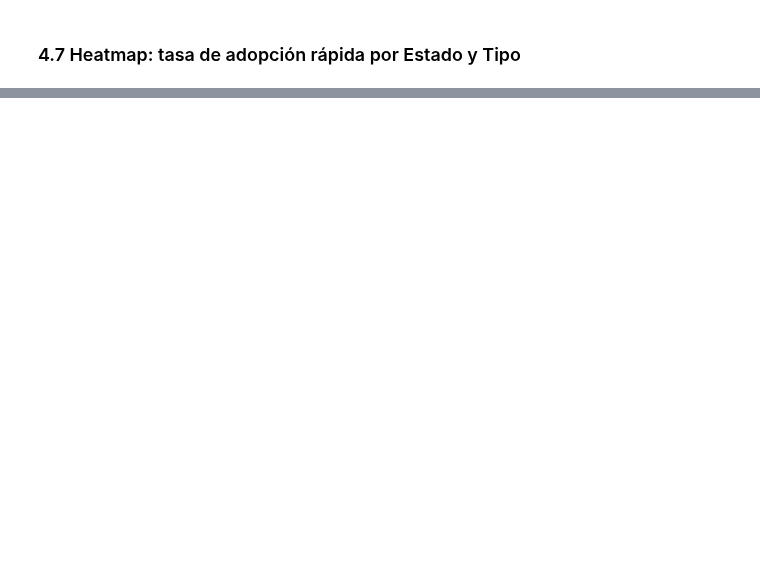
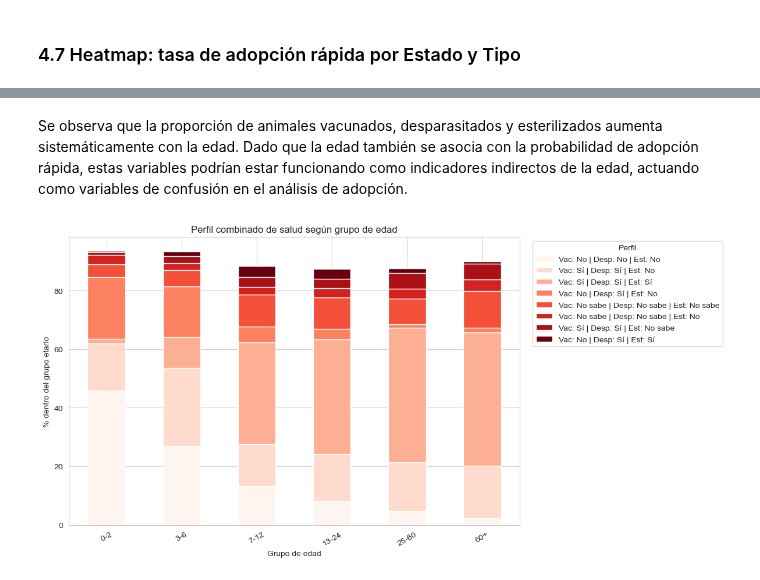
Before and after one commit to patriciasandagorda/UA_MDM_Labo2_Grupo2, a Jupyter notebook: EDA/04_EDA_PetFinder.ipynb, the cells around one changed output, grey strips where cells are left out. Drawn from its saved outputs; the diff is of its cells as text; code cells hidden in the pictures; blank space fills up the shorter version.

```diff
--- a/EDA/04_EDA_PetFinder.ipynb
+++ b/EDA/04_EDA_PetFinder.ipynb
@@ -1088,0 +1378,58 @@ Error:
+# %% [markdown]
+Se observa que la proporción de animales vacunados, desparasitados y esterilizados aumenta sistemáticamente con la edad. Dado que la edad también se asocia con la probabilidad de adopción rápida, estas variables podrían estar funcionando como indicadores indirectos de la edad, actuando como variables de confusión en el análisis de adopción.
+# %%
+df_plot = df.copy()
+
+# adopción rápida
+df_plot["AdoptFast"] = df_plot["AdoptionSpeed"].isin([0, 1]).astype(int)
+
+# grupos de edad
+bins = [-1, 2, 6, 12, 24, 60, 300]
+labels_age = ["0-2", "3-6", "7-12", "13-24", "25-60", "60+"]
+df_plot["AgeGroup"] = pd.cut(df_plot["Age"], bins=bins, labels=labels_age)
+
+# asegurarnos de trabajar solo con categorías interpretables
+order_cat = ["No", "Sí", "No sabe"]
+
+subset = df_plot[
+    df_plot["Vaccinated"].isin(order_cat) &
+    df_plot["Dewormed"].isin(order_cat) &
+    df_plot["Sterilized"].isin(order_cat)
+].copy()
+
+# variable combinada
+subset["HealthProfile"] = (
+    "Vac: " + subset["Vaccinated"] +
+    " | Desp: " + subset["Dewormed"] +
+    " | Est: " + subset["Sterilized"]
+)
+
+tab = pd.crosstab(
+    subset["AgeGroup"],
+    subset["HealthProfile"],
+    normalize="index"
+) * 100
+
+# quedarnos con los perfiles más frecuentes para no saturar
+top_profiles = subset["HealthProfile"].value_counts().head(8).index
+tab = tab[top_profiles]
+
+fig, ax = plt.subplots(figsize=(12, 6))
+tab.plot(
+    kind="bar",
+    stacked=True,
+    ax=ax,
+    colormap="Reds",
+    edgecolor="white"
+)
+
+ax.set_title("Perfil combinado de salud según grupo de edad")
+ax.set_xlabel("Grupo de edad")
+ax.set_ylabel("% dentro del grupo etario")
+ax.tick_params(axis="x", rotation=30)
+ax.legend(title="Perfil", bbox_to_anchor=(1.02, 1), loc="upper left")
+
+plt.tight_layout()
+plt.show()
+# %% [output]
+[figure, added]
```
Also changed, not shown: parts of 54 cells of this notebook.
